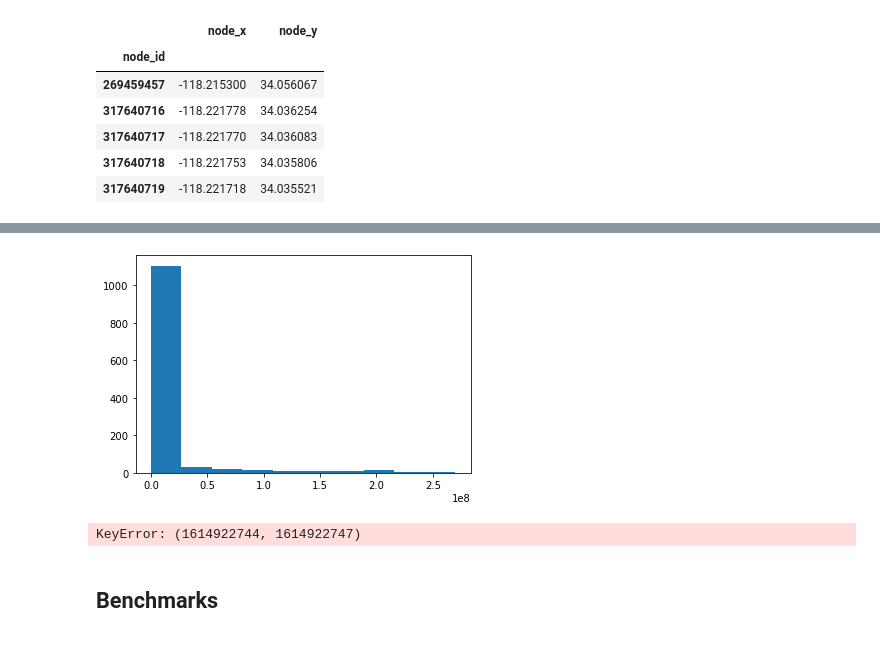
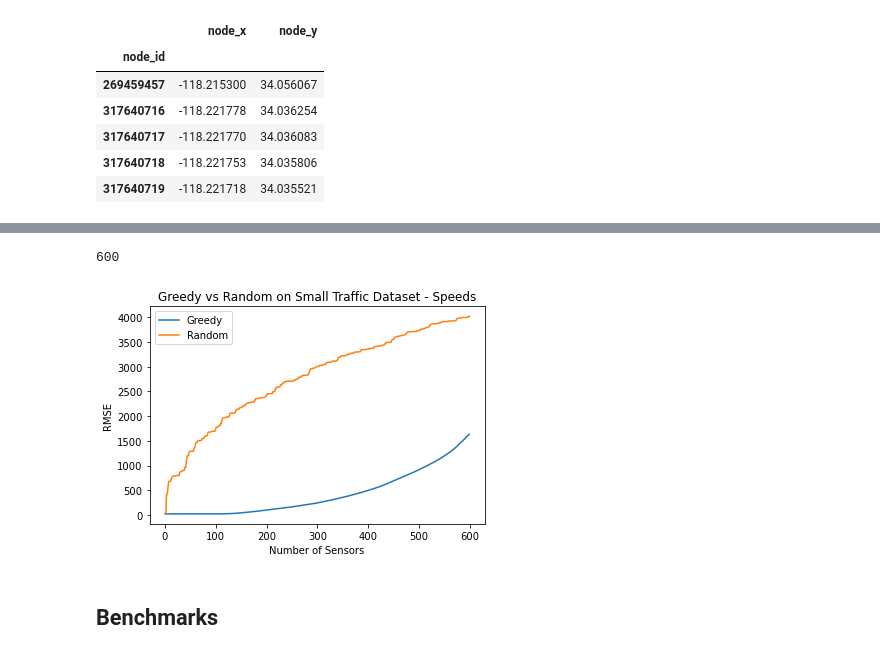
Before and after one commit to arnav-b/sensor-placement, a Jupyter notebook: algorithms.ipynb, the cells around one changed output, grey strips where cells are left out. Drawn from its saved outputs; the diff is of its cells as text; code cells hidden in the pictures.

```diff
--- a/algorithms.ipynb
+++ b/algorithms.ipynb
@@ -463,12 +549,32 @@ array([13813333.77654539])
 # %%
 preds = flow_prediction_nls(G, {s: labeled_flows[s] for s in opt_sensors})
-# %%
-plt.hist([v[0] for v in errs.values()])
-plt.show()
-# %% [output]
-[figure, removed]
 # %%
 labeled_speeds = get_labels_from_df(edgelist, 2, 3, -1)
-opt_sensors = choose_sensors(G, labeled_speeds, speed_prediction, mse, lazy=True)
-# %% [output]
-KeyError: (1614922744, 1614922747)
+# %%
+opt_sensors = choose_sensors(G, labeled_speeds, speed_prediction, mse, lazy=True, k=600, cores=8)
+# %%
+rand_sensors = choose_sensors_random(G, k=600)
+# %%
+len(rand_sensors)
+# %% [output]
+600
+# %%
+errs, rand_errs = {}, {}
+
+for i in tqdm(range(len(opt_sensors))):
+    preds = speed_prediction(G, {s: labeled_speeds[s] for s in opt_sensors[:i]})
+    errs[i] = mse(preds, labeled_speeds) ** (1 / 2)
+
+    random_preds = speed_prediction(G, {s: labeled_speeds[s] for s in rand_sensors[:i]})
+    rand_errs[i] = mse(random_preds, labeled_speeds) ** (1 / 2)
+# %%
+fig, ax = plt.subplots()
+ax.plot(range(len(errs.values())), errs.values(), label="Greedy")
+ax.plot(range(len(rand_errs.values())), rand_errs.values(), label="Random")
+ax.legend()
+plt.xlabel("Number of Sensors")
+plt.ylabel("RMSE")
+plt.title("Greedy vs Random on Small Traffic Dataset - Speeds")
+plt.show()
+# %% [output]
+[figure, added]
```
Also changed, not shown: parts of 55 cells of this notebook.
